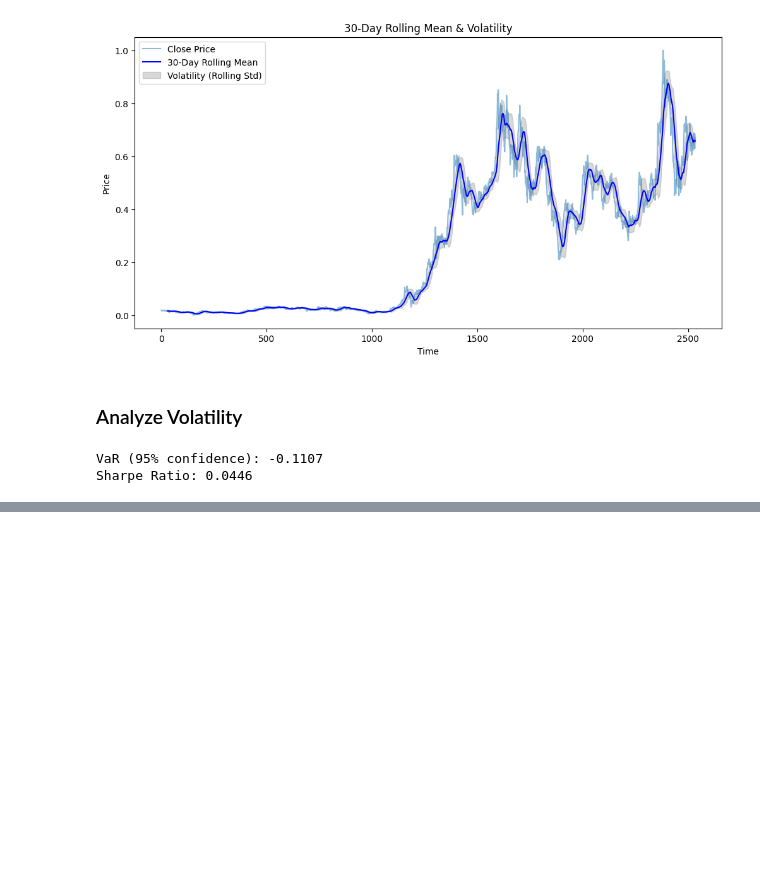
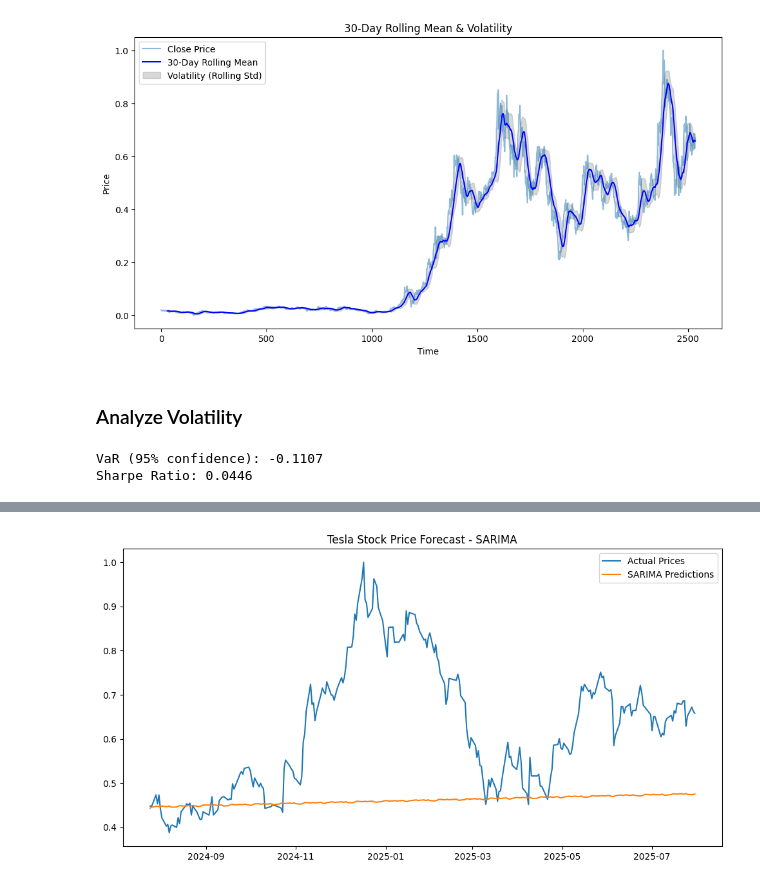
Before and after one commit to mubarek4566/Time-Series-Forecasting-Portfolio-Optimization, a Jupyter notebook: notebooks/main.ipynb, the cells around one changed output, grey strips where cells are left out. Cells and saved outputs as stored; diff of their text form; code cells hidden in the pictures; blank space fills up the shorter version.

```diff
--- a/notebooks/main.ipynb
+++ b/notebooks/main.ipynb
@@ -244,0 +306,4 @@ Sharpe Ratio: 0.0446
+# %%
+sarima_predictions, _ = sarima_forecaster.forecast(steps=len(test))
+sarima_metrics = sarima_forecaster.evaluate(test)
+print("SARIMA Evaluation:", sarima_metrics)
@@ -244,0 +332,10 @@ Sharpe Ratio: 0.0446
+# %%
+# Plot results
+plt.figure(figsize=(12, 6))
+plt.plot(test.index, test, label="Actual Prices")
+plt.plot(test.index, sarima_predictions, label="SARIMA Predictions")
+plt.legend()
+plt.title("Tesla Stock Price Forecast - SARIMA")
+plt.show()
+# %% [output]
+[figure, added]
```
Also changed, not shown: parts of 17 cells of this notebook, 2 other files.
